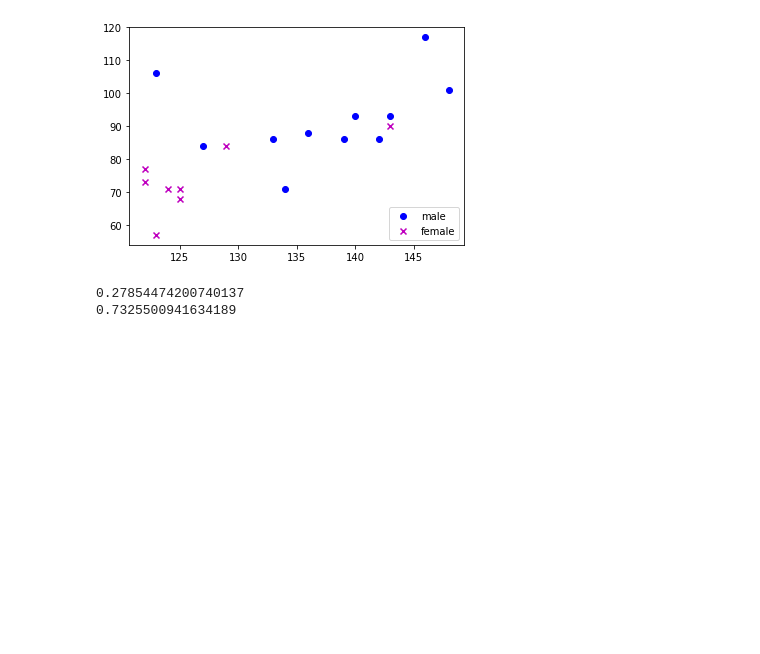
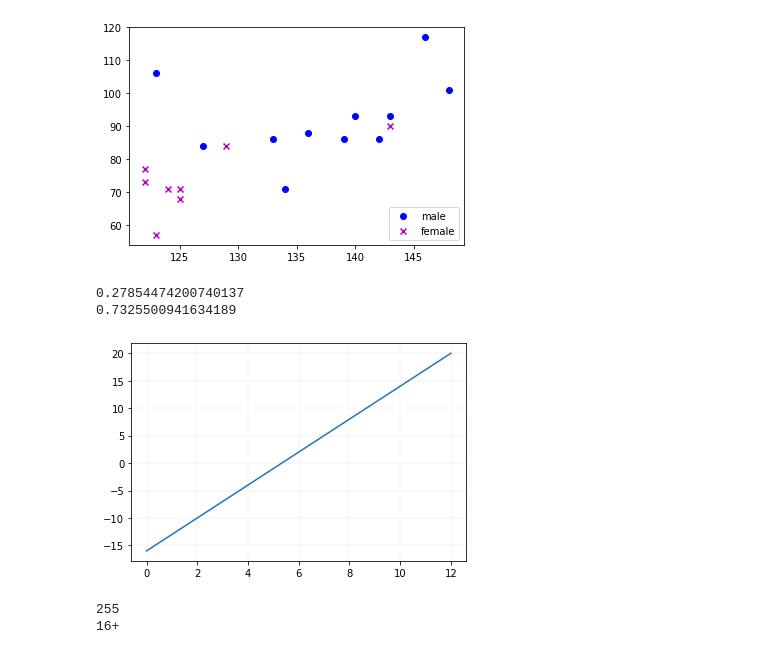
Before and after one commit to JakenHerman/Statistics-Principles-and-Practice, a Jupyter notebook: Chapter 3.ipynb, the cells around one changed output. Saved outputs shown, nothing was run; the diff lists cells and outputs as text; code cells hidden in the pictures; blank space fills up the shorter version.

```diff
--- a/Chapter 3.ipynb
+++ b/Chapter 3.ipynb
@@ -86,3 +86,26 @@ print(np.corrcoef(f['len'], f['wgt'])[1, 0])
 [figure]
 0.27854474200740137
 0.7325500941634189
+# %%
+# 3.35
+plt.plot([-16, -13, -10, -7, -4, -1, 2, 5, 8, 11, 14, 17, 20])
+plt.grid(color='lightgray', linestyle='-', linewidth=0.25)
+plt.show()
+# %% [output]
+[figure, added]
+# %%
+# 3.37
+def profit (x):
+    return (10 * x) - 155
+
+# a)
+print(profit(41))
+
+# b)
+p = 0
+while profit(p) <= 0:
+    p += 1
+print(str(p) + '+')
+# %% [output]
+255
+16+
```
Also changed, not shown: parts of 3 cells of this notebook.
